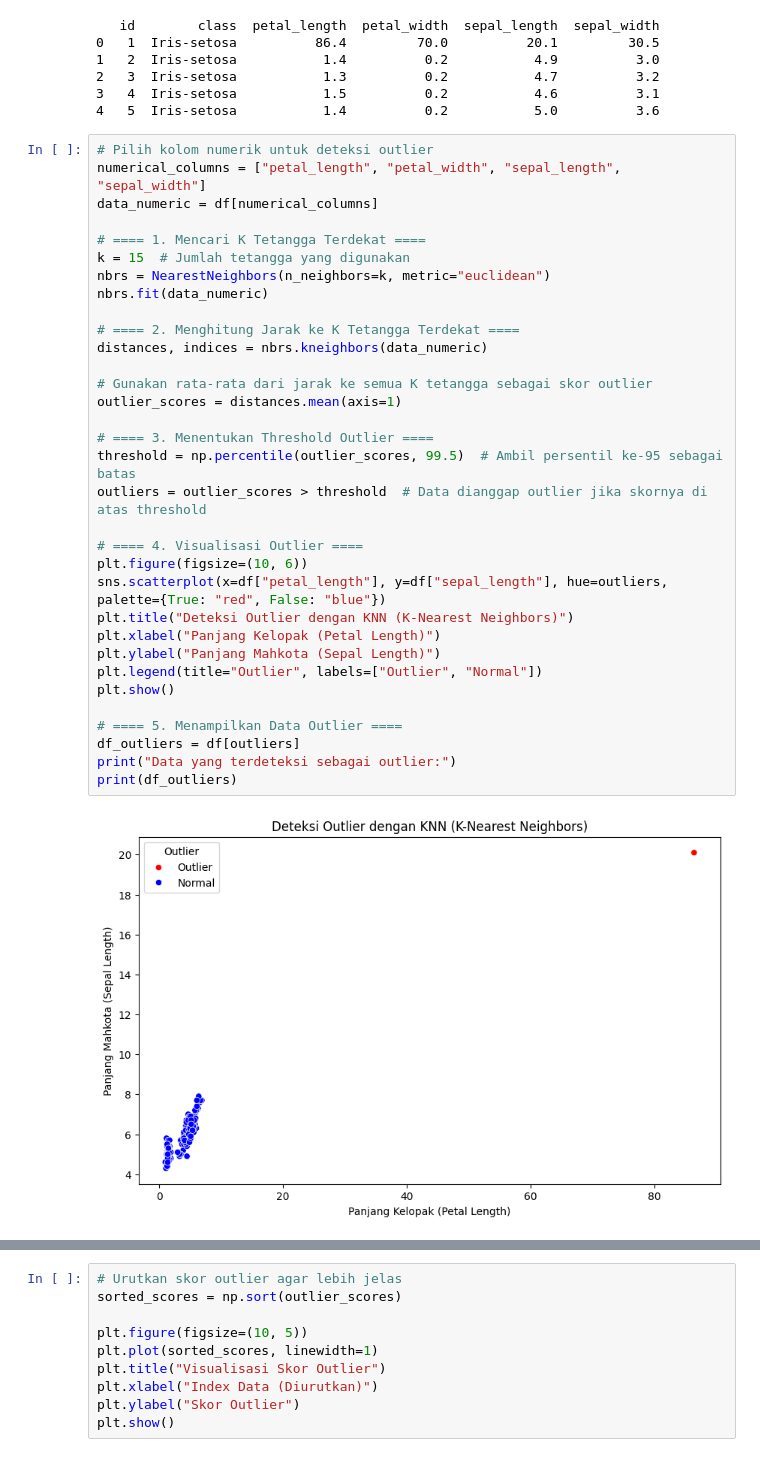
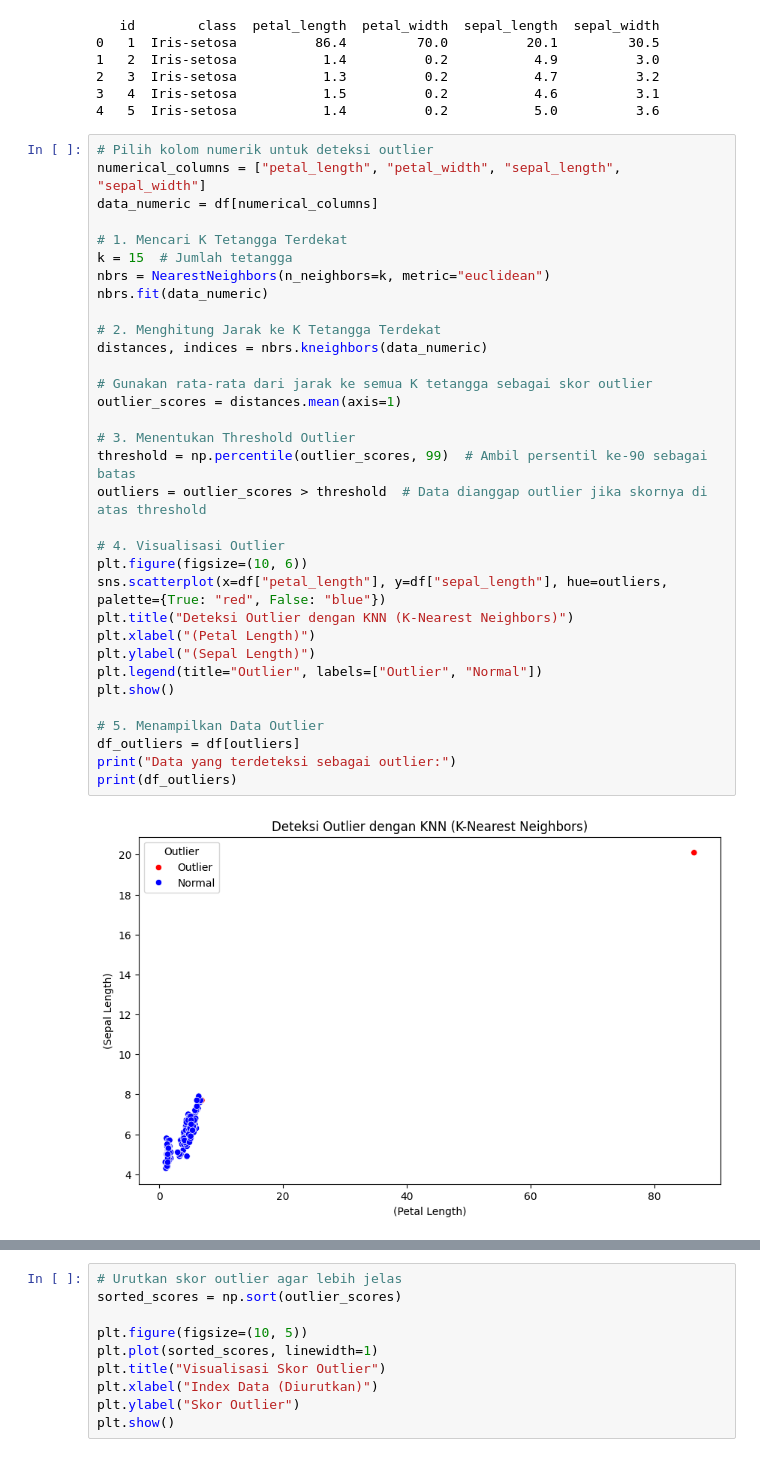
Before and after one commit to tuhu02/pendata, a Jupyter notebook: Memahami-Data.ipynb, the cells around one changed output, grey strips where cells are left out. Drawn from its saved outputs; the diff is of its cells as text.

```diff
--- a/Memahami-Data.ipynb
+++ b/Memahami-Data.ipynb
@@ -354,36 +341,36 @@ print(df.head())
 # %%
 # Pilih kolom numerik untuk deteksi outlier
 numerical_columns = ["petal_length", "petal_width", "sepal_length", "sepal_width"]
 data_numeric = df[numerical_columns]
 
-# ==== 1. Mencari K Tetangga Terdekat ====
-k = 15  # Jumlah tetangga yang digunakan
+# 1. Mencari K Tetangga Terdekat
+k = 15  # Jumlah tetangga
 nbrs = NearestNeighbors(n_neighbors=k, metric="euclidean")
 nbrs.fit(data_numeric)
 
-# ==== 2. Menghitung Jarak ke K Tetangga Terdekat ====
+# 2. Menghitung Jarak ke K Tetangga Terdekat
 distances, indices = nbrs.kneighbors(data_numeric)
 
 # Gunakan rata-rata dari jarak ke semua K tetangga sebagai skor outlier
 outlier_scores = distances.mean(axis=1)
 
-# ==== 3. Menentukan Threshold Outlier ====
-threshold = np.percentile(outlier_scores, 99.5)  # Ambil persentil ke-95 sebagai batas
+# 3. Menentukan Threshold Outlier
+threshold = np.percentile(outlier_scores, 99)  # Ambil persentil ke-90 sebagai batas
 outliers = outlier_scores > threshold  # Data dianggap outlier jika skornya di atas threshold
 
-# ==== 4. Visualisasi Outlier ====
+# 4. Visualisasi Outlier
 plt.figure(figsize=(10, 6))
 sns.scatterplot(x=df["petal_length"], y=df["sepal_length"], hue=outliers, palette={True: "red", False: "blue"})
 plt.title("Deteksi Outlier dengan KNN (K-Nearest Neighbors)")
-plt.xlabel("Panjang Kelopak (Petal Length)")
-plt.ylabel("Panjang Mahkota (Sepal Length)")
+plt.xlabel("(Petal Length)")
+plt.ylabel("(Sepal Length)")
 plt.legend(title="Outlier", labels=["Outlier", "Normal"])
 plt.show()
 
-# ==== 5. Menampilkan Data Outlier ====
+# 5. Menampilkan Data Outlier
 df_outliers = df[outliers]
 print("Data yang terdeteksi sebagai outlier:")
 print(df_outliers)
 # %% [output]
-[figure, old version]
+[figure, new version]
 Data yang terdeteksi sebagai outlier:
```
Also changed, not shown: parts of 12 cells of this notebook.
